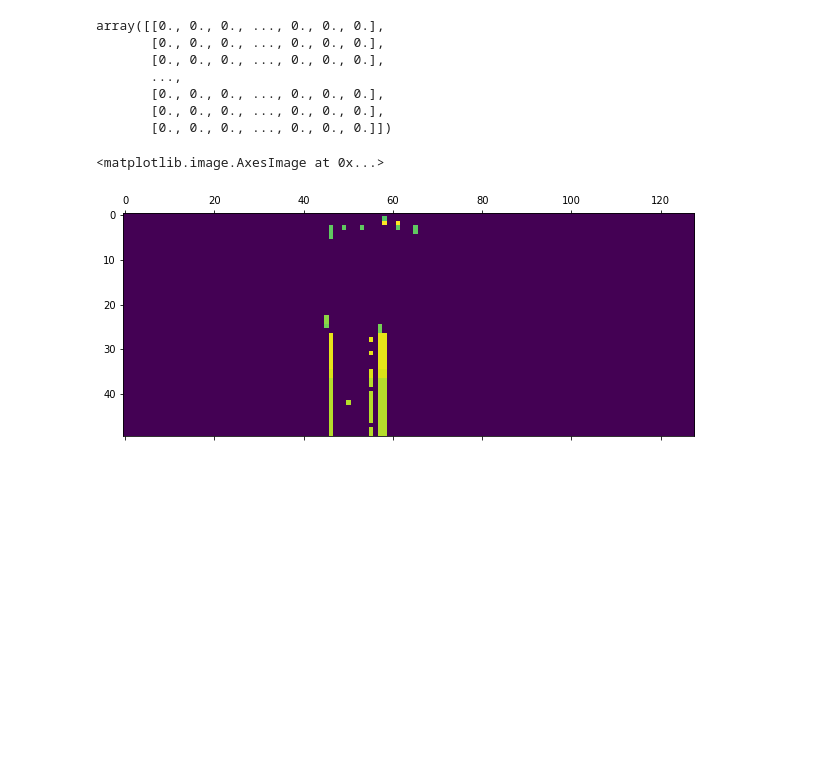
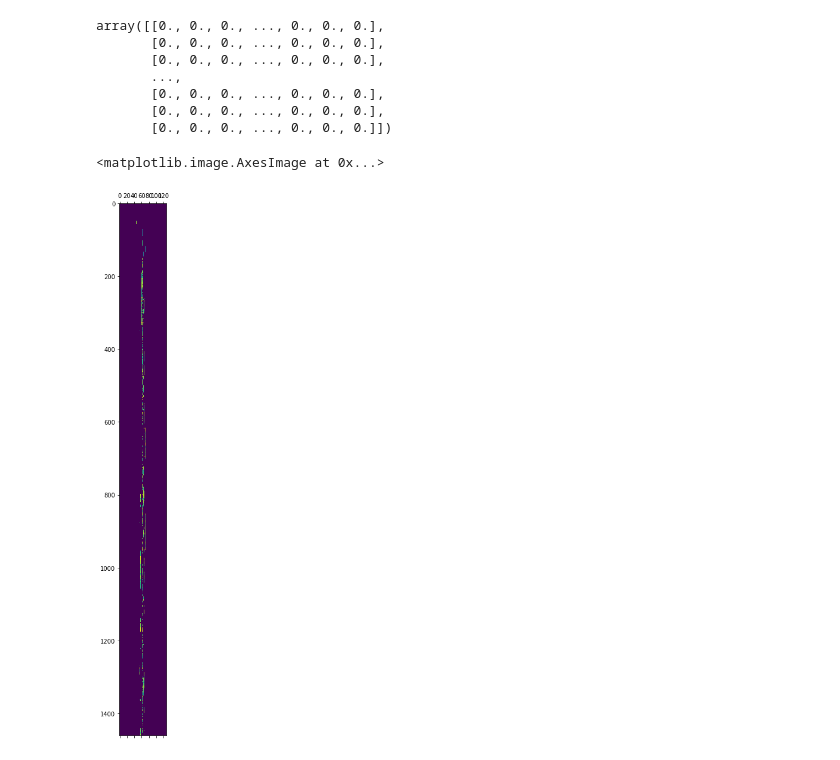
Before and after one commit to CreativAI-UC/Transformer, a Jupyter notebook: experiments/09. GPT-2 for Music Generation.ipynb, the cells around one changed output. Cells and saved outputs as stored; diff of their text form; code cells hidden in the pictures; blank space fills up the shorter version.

```diff
--- a/experiments/09. GPT-2 for Music Generation.ipynb
+++ b/experiments/09. GPT-2 for Music Generation.ipynb
@@ -177,7 +171,7 @@ params = {
     'n_embd': 8, # default: 768 in GPT-2 Small
                  # (Reducir este parámetro no mejora tanto el
                  # rendimiento segun https://medium.com/huggingface/distilbert-8cf3380435b5)
-    'n_layer': 3, # default: 12 in GPT-2 Small
+    'n_layer': 5, # default: 12 in GPT-2 Small
     'n_head': 4,  # default: 12 (n_embd % n_head must be 0)
 }
 config = GPT2Config(**params)
@@ -310,9 +323,9 @@ decoder = {index: token for token, index in vocabulary_dict.items()}
 # %%
-big_generated = [vocabulary_dict[token] for token in read_file(paths[0])][:50]
+big_generated = [vocabulary_dict[token] for token in read_file(paths[3])][:50]
 for i in range(100):
     generated = model.generate(torch.LongTensor([big_generated[:20]]), max_length=50,repetition_penalty=1)
     generated = [index.item() for index in list(generated[0])]
-#     break
+#     brea
     big_generated.extend(generated[20:])
     print(i)
 # %% [output]
@@ -484,10 +541,10 @@ array([[0., 0., 0., ..., 0., 0., 0.],
        [0., 0., 0., ..., 0., 0., 0.]])
 # %%
 # Graficamos de vuelta el pianoroll
-plt.matshow(decoded[50:100])
+plt.matshow(decoded)
 # %% [output]
 <matplotlib.image.AxesImage at 0x...>
-[figure, old version]
+[figure, new version]
 # %%
 new_track = pypianoroll.Track(decoded)
 # %%
```
Also changed, not shown: parts of 28 cells of this notebook.
